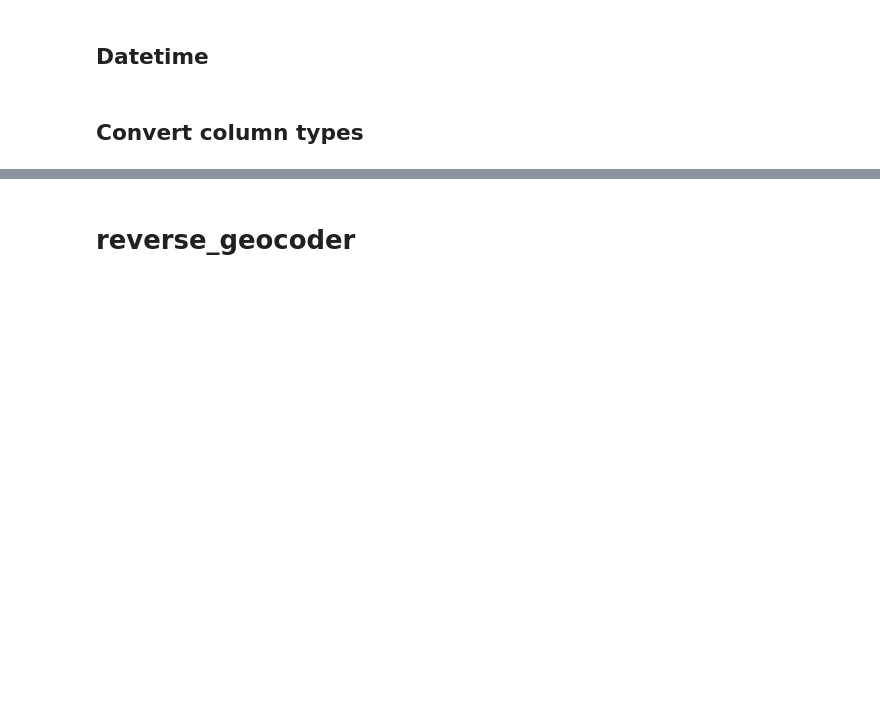
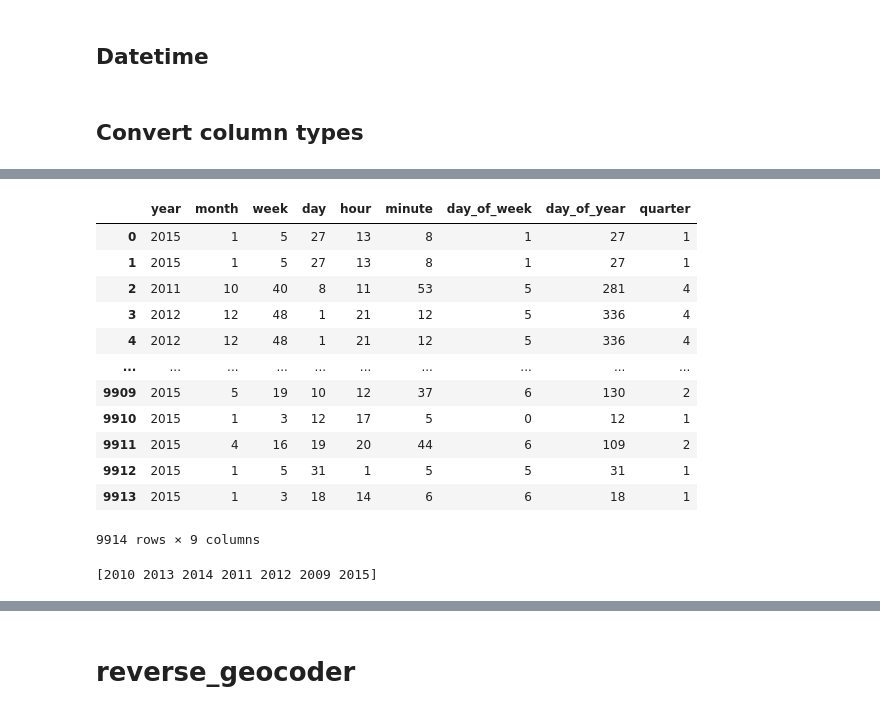
Before and after one commit to yunglinchang/NYC_taxifare_prediction, a Jupyter notebook: NYCTaxiFarePrediction_DataPreprocessing.ipynb, the cells around one changed output, grey strips where cells are left out. Saved outputs shown, nothing was run; the diff lists cells and outputs as text; code cells hidden in the pictures; blank space fills up the shorter version.

```diff
--- a/NYCTaxiFarePrediction_DataPreprocessing.ipynb
+++ b/NYCTaxiFarePrediction_DataPreprocessing.ipynb
@@ -345,10 +353,20 @@ for df in data:
     df["key"] = pd.to_datetime(df["key"])
     df["pickup_datetime"] = pd.to_datetime(df["pickup_datetime"])
 # %%
-data = [train,test]
-for df in data:
-    df['Year'] = df['pickup_datetime'].dt.year
-    df['Month'] = df['pickup_datetime'].dt.month
-    df['Date'] = df['pickup_datetime'].dt.day
-    df['Day of Week'] = df['pickup_datetime'].dt.dayofweek
-    df['Hour'] = df['pickup_datetime'].dt.hour
+%%time
+def dt_fe(df):
+    df['year'] = df['pickup_datetime'].dt.year
+    df['month'] = df['pickup_datetime'].dt.month
+    df['week'] = df['pickup_datetime'].dt.week
+    df['day'] = df['pickup_datetime'].dt.day
+    df['hour'] = df['pickup_datetime'].dt.hour
+    df['minute'] = df['pickup_datetime'].dt.minute
+    df['day_of_week'] = df['pickup_datetime'].dt.dayofweek
+    df['day_of_year'] = df['pickup_datetime'].dt.dayofyear
+    df['quarter'] = df['pickup_datetime'].dt.quarter
+    return df[['year', 'month', 'week', 'day', 'hour',
+               'minute', 'day_of_week', 'day_of_year', 'quarter']]
+
+dt_fe(train)
+dt_fe(test)
+# %% [output]
@@ -354,0 +375,17 @@ for df in data:
+|  | year | month | week | day | hour | minute | day_of_week | day_of_year | quarter |
+| 0 | 2015 | 1 | 5 | 27 | 13 | 8 | 1 | 27 | 1 |
+| 1 | 2015 | 1 | 5 | 27 | 13 | 8 | 1 | 27 | 1 |
+| 2 | 2011 | 10 | 40 | 8 | 11 | 53 | 5 | 281 | 4 |
+| 3 | 2012 | 12 | 48 | 1 | 21 | 12 | 5 | 336 | 4 |
+| 4 | 2012 | 12 | 48 | 1 | 21 | 12 | 5 | 336 | 4 |
+| ... | ... | ... | ... | ... | ... | ... | ... | ... | ... |
+| 9909 | 2015 | 5 | 19 | 10 | 12 | 37 | 6 | 130 | 2 |
+| 9910 | 2015 | 1 | 3 | 12 | 17 | 5 | 0 | 12 | 1 |
+| 9911 | 2015 | 4 | 16 | 19 | 20 | 44 | 6 | 109 | 2 |
+| 9912 | 2015 | 1 | 5 | 31 | 1 | 5 | 5 | 31 | 1 |
+| 9913 | 2015 | 1 | 3 | 18 | 14 | 6 | 6 | 18 | 1 |
+9914 rows × 9 columns
+# %%
+print(train.year.unique())
+# %% [output]
+[2010 2013 2014 2011 2012 2009 2015]
```
Also changed, not shown: parts of 26 cells of this notebook.
